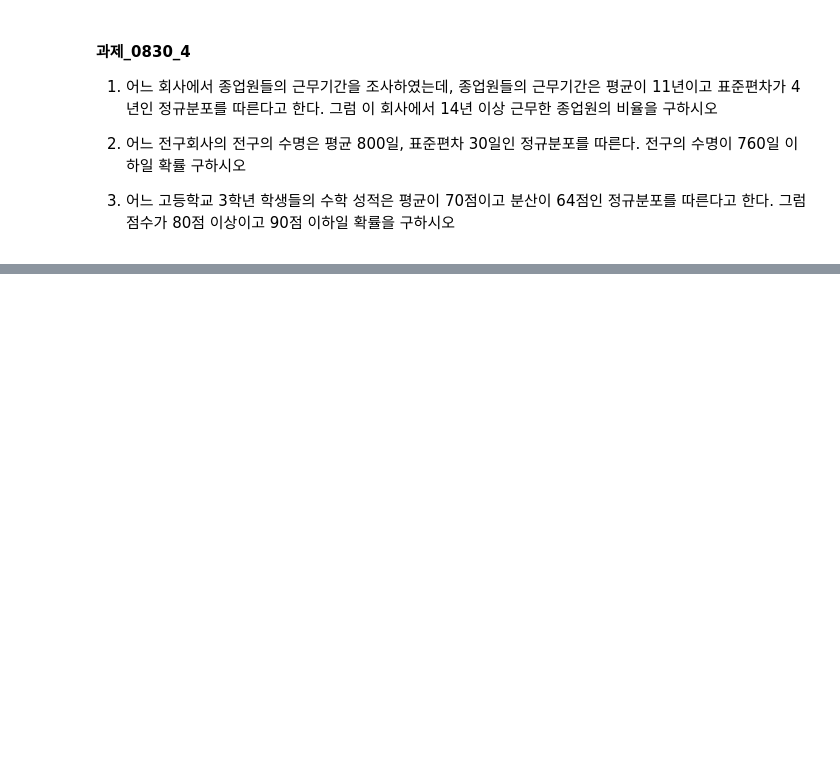
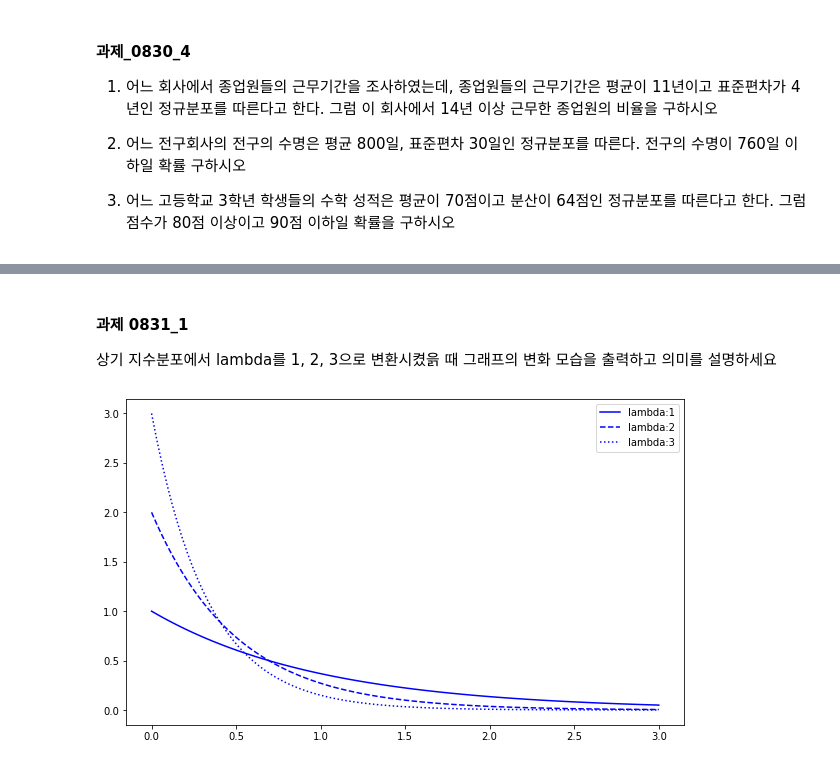
Before and after one commit to ddeodeok/cakd7, a Jupyter notebook: m3_통계/Stat_2.ipynb, the cells around one changed output, grey strips where cells are left out. Saved outputs shown, nothing was run; the diff lists cells and outputs as text; code cells hidden in the pictures; blank space fills up the shorter version.

```diff
--- a/m3_통계/Stat_2.ipynb
+++ b/m3_통계/Stat_2.ipynb
@@ -540,0 +574,17 @@ rv.cdf(2) - rv.cdf(-2)
+# %% [markdown]
+#### 과제 0831_1
+상기 지수분포에서 lambda를 1, 2, 3으로 변환시켰읅 때 그래프의 변화 모습을 출력하고 의미를 설명하세요
+# %%
+# lamda 1,2,3
+fig = plt.figure(figsize=(10, 6))
+ax = fig.add_subplot(111)
+
+xs = np.linspace(0, 3, 100)
+for lam, ls in zip([1, 2, 3], linestyles):
+    rv = stats.expon(scale=1/lam)
+    ax.plot(xs, rv.pdf(xs), label=f'lambda:{lam}', ls=ls, color='blue')
+ax.legend()
+
+plt.show()
+# %% [output]
+[figure, added]
```
Also changed, not shown: parts of 22 cells of this notebook, 4 other files.
